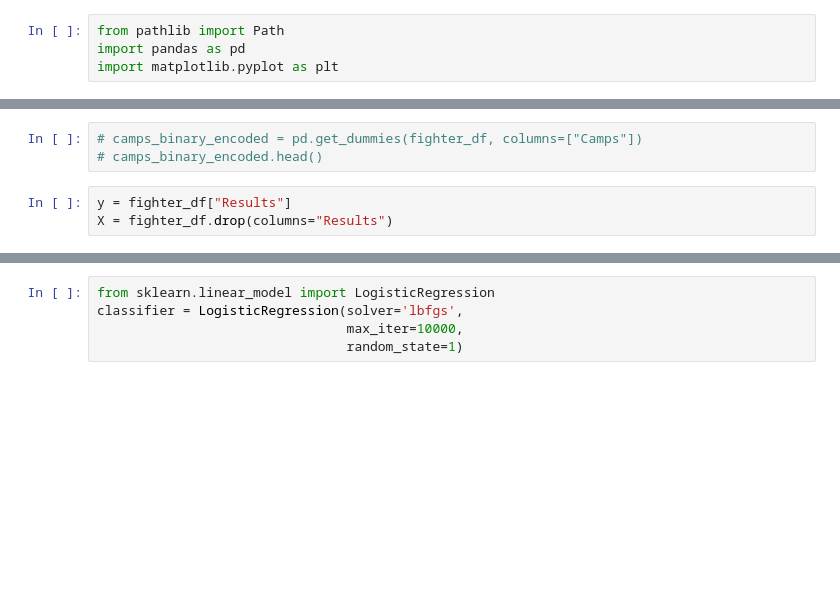
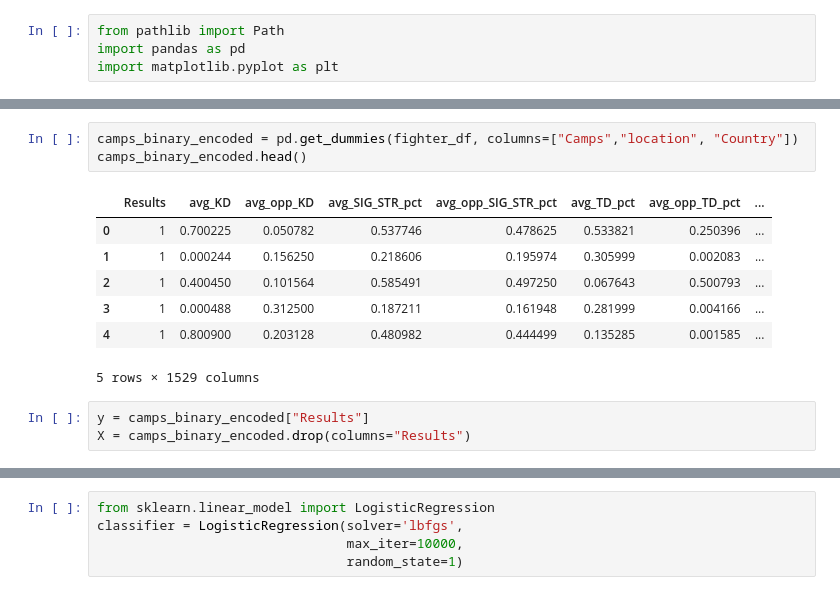
Before and after one commit to cadekalander77/Final-Project, a Jupyter notebook: Machine Learning/Simple Logistic Regression with encoded camps.ipynb, the cells around one changed output, grey strips where cells are left out. Cells and saved outputs as stored; diff of their text form; blank space fills up the shorter version.

```diff
--- a/Machine Learning/Simple Logistic Regression with encoded camps.ipynb
+++ b/Machine Learning/Simple Logistic Regression with encoded camps.ipynb
@@ -36,9 +38,17 @@ fighter_df.head(10)
 # %%
-# camps_binary_encoded = pd.get_dummies(fighter_df, columns=["Camps"])
-# camps_binary_encoded.head()
+camps_binary_encoded = pd.get_dummies(fighter_df, columns=["Camps","location", "Country"])
+camps_binary_encoded.head()
+# %% [output]
+|  | Results | avg_KD | avg_opp_KD | avg_SIG_STR_pct | avg_opp_SIG_STR_pct | avg_TD_pct | avg_opp_TD_pct | ... |
+| 0 | 1 | 0.700225 | 0.050782 | 0.537746 | 0.478625 | 0.533821 | 0.250396 | ... |
+| 1 | 1 | 0.000244 | 0.156250 | 0.218606 | 0.195974 | 0.305999 | 0.002083 | ... |
+| 2 | 1 | 0.400450 | 0.101564 | 0.585491 | 0.497250 | 0.067643 | 0.500793 | ... |
+| 3 | 1 | 0.000488 | 0.312500 | 0.187211 | 0.161948 | 0.281999 | 0.004166 | ... |
+| 4 | 1 | 0.800900 | 0.203128 | 0.480982 | 0.444499 | 0.135285 | 0.001585 | ... |
+5 rows × 1529 columns
 # %%
-y = fighter_df["Results"]
-X = fighter_df.drop(columns="Results")
+y = camps_binary_encoded["Results"]
+X = camps_binary_encoded.drop(columns="Results")
 # %%
 from sklearn.model_selection import train_test_split
 
```
Also changed, not shown: parts of 8 cells of this notebook, 5 other files.
